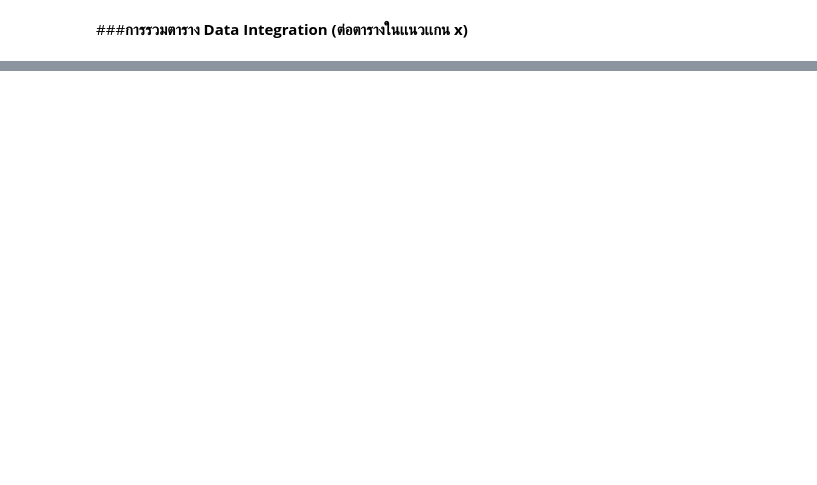
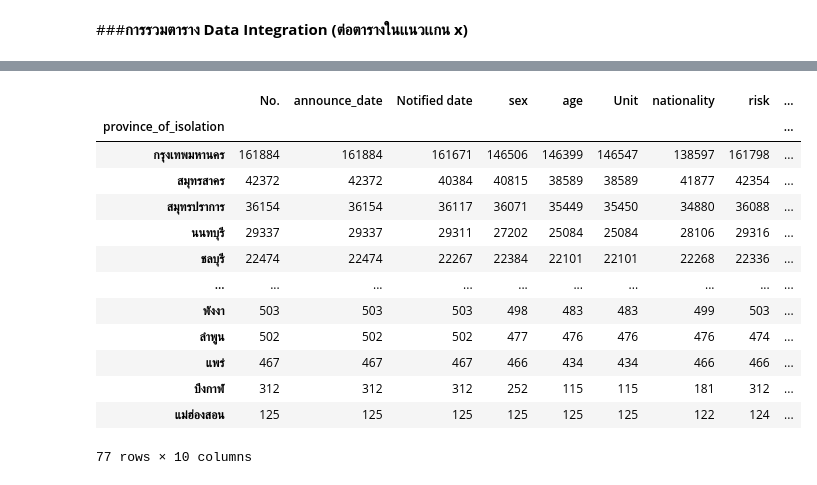
Before and after one commit to SupawadeeKhamthuy/DWDM21, a Jupyter notebook: Data_Preprocessing_(Chapter_3).ipynb, the cells around one changed output, grey strips where cells are left out. Drawn from its saved outputs; the diff is of its cells as text; code cells hidden in the pictures; blank space fills up the shorter version.

```diff
--- a/Data_Preprocessing_(Chapter_3).ipynb
+++ b/Data_Preprocessing_(Chapter_3).ipynb
@@ -1161,0 +1564,18 @@ data_cut
+# %%
+isolation = data_cases2.groupby('province_of_isolation').count().sort_values(by=['No.'],ascending=False)
+isolation
+# %% [output]
+|  | No. | announce_date | Notified date | sex | age | Unit | nationality | risk | ... |
+| province_of_isolation |  |  |  |  |  |  |  |  | ... |
+| กรุงเทพมหานคร | 161884 | 161884 | 161671 | 146506 | 146399 | 146547 | 138597 | 161798 | ... |
+| สมุทรสาคร | 42372 | 42372 | 40384 | 40815 | 38589 | 38589 | 41877 | 42354 | ... |
+| สมุทรปราการ | 36154 | 36154 | 36117 | 36071 | 35449 | 35450 | 34880 | 36088 | ... |
+| นนทบุรี | 29337 | 29337 | 29311 | 27202 | 25084 | 25084 | 28106 | 29316 | ... |
+| ชลบุรี | 22474 | 22474 | 22267 | 22384 | 22101 | 22101 | 22268 | 22336 | ... |
+| ... | ... | ... | ... | ... | ... | ... | ... | ... | ... |
+| พังงา | 503 | 503 | 503 | 498 | 483 | 483 | 499 | 503 | ... |
+| ลำพูน | 502 | 502 | 502 | 477 | 476 | 476 | 476 | 474 | ... |
+| แพร่ | 467 | 467 | 467 | 466 | 434 | 434 | 466 | 466 | ... |
+| บึงกาฬ | 312 | 312 | 312 | 252 | 115 | 115 | 181 | 312 | ... |
+| แม่ฮ่องสอน | 125 | 125 | 125 | 125 | 125 | 125 | 122 | 124 | ... |
+77 rows × 10 columns
```
Also changed, not shown: parts of 54 cells of this notebook.
